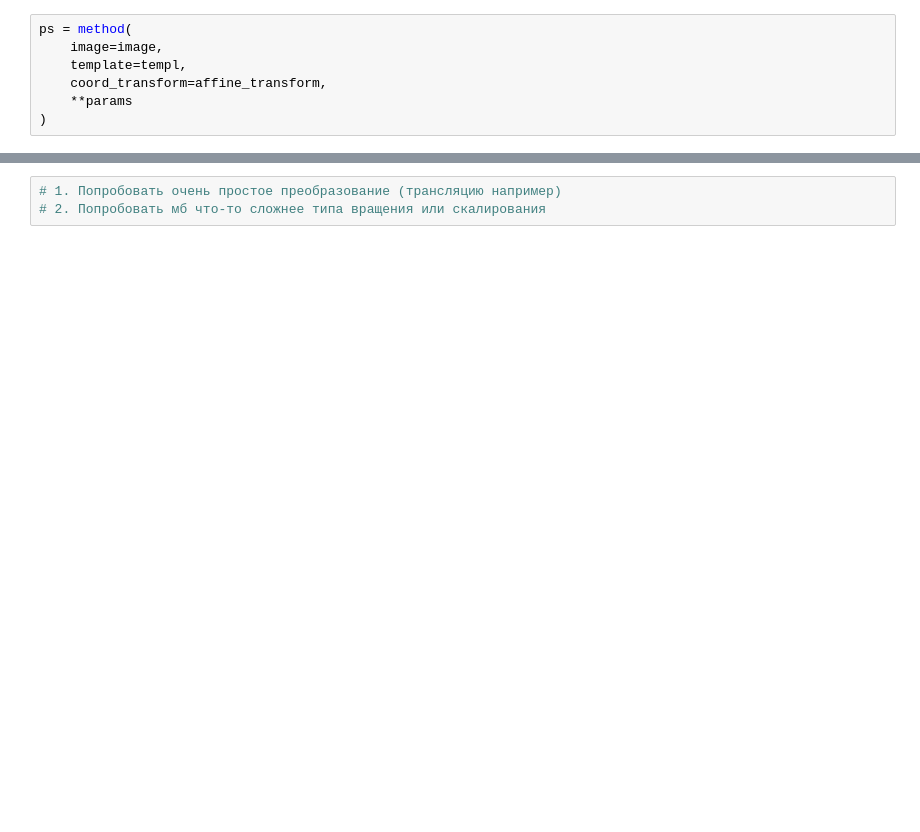
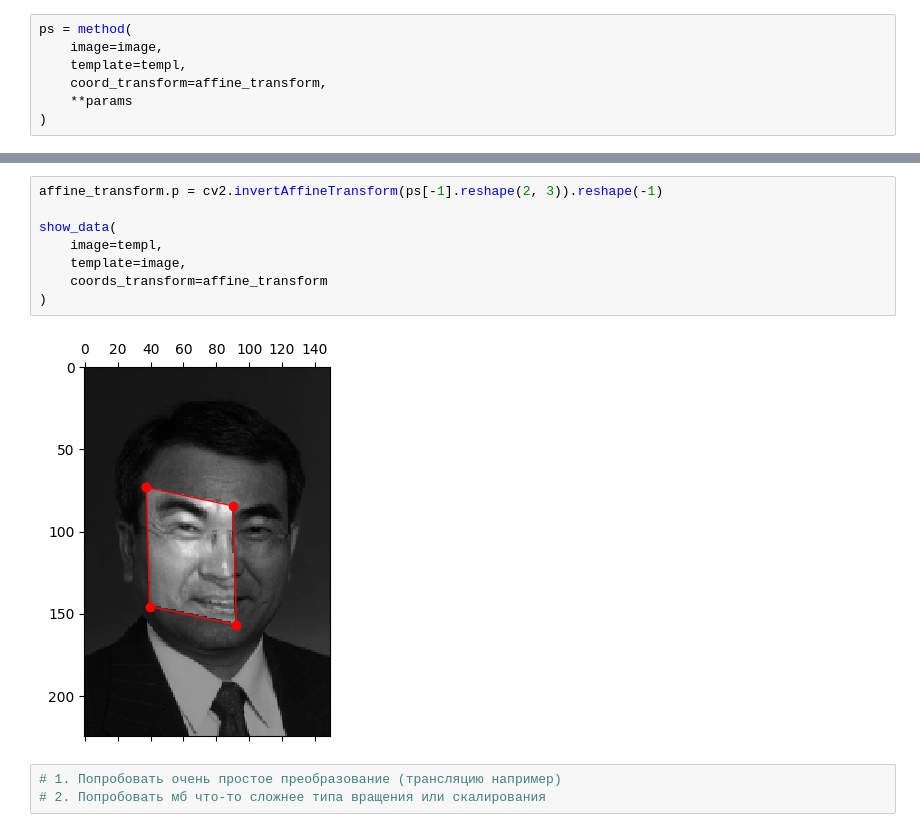
Before and after one commit to GerasimovIV/dense_image_aligment, a Jupyter notebook: ExampleAffine.ipynb, the cells around one changed output, grey strips where cells are left out. Saved outputs shown, nothing was run; the diff lists cells and outputs as text; blank space fills up the shorter version.

```diff
--- a/ExampleAffine.ipynb
+++ b/ExampleAffine.ipynb
@@ -105,6 +109,16 @@ save_aligment_progress(
 )
 # %% [output]
 [figure]
+# %%
+affine_transform.p = cv2.invertAffineTransform(ps[-1].reshape(2, 3)).reshape(-1)
+
+show_data(
+    image=templ,
+    template=image,
+    coords_transform=affine_transform
+)
+# %% [output]
+[figure, added]
 # %%
 # 1. Попробовать очень простое преобразование (трансляцию например)
 # 2. Попробовать мб что-то сложнее типа вращения или скалирования
```
Also changed, not shown: parts of 5 cells of this notebook, 5 other files.
